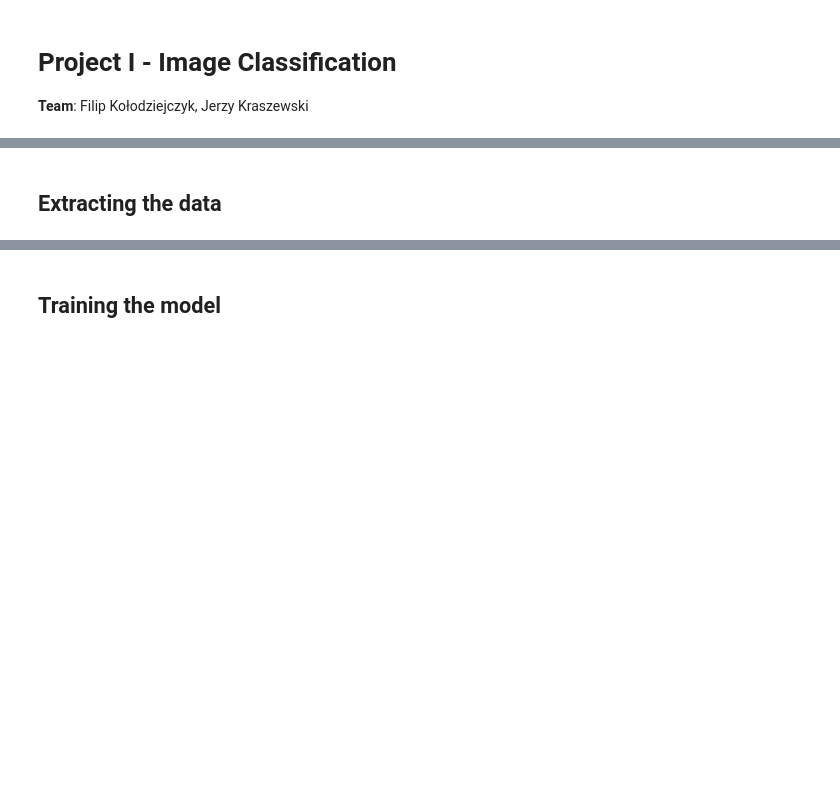
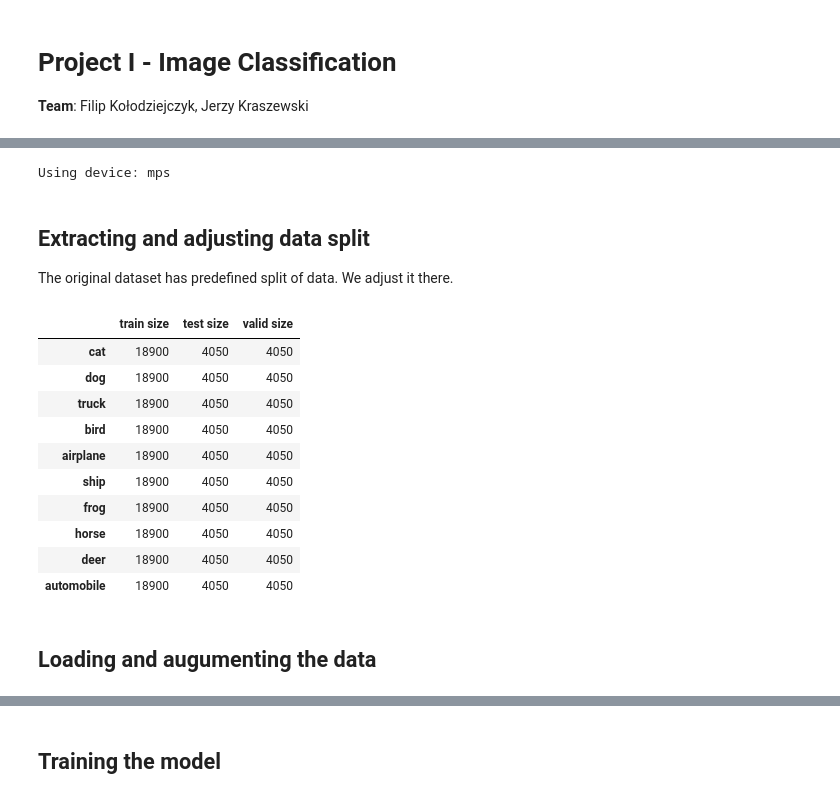
Before and after one commit to FilipKolodziejczyk/deep-learning, a Jupyter notebook: project1/project1.ipynb, the cells around one changed output, grey strips where cells are left out. Saved outputs shown, nothing was run; the diff lists cells and outputs as text; code cells hidden in the pictures; blank space fills up the shorter version.

```diff
--- a/project1/project1.ipynb
+++ b/project1/project1.ipynb
@@ -16,13 +16,85 @@ TODO: Add citation for this dataset
 # %%
 import torch
-import torchvision.transforms as transforms
-from torchvision import models
+from torchvision.transforms import v2
+from torchvision import models, datasets
 from torch.utils.data import DataLoader
 import torch.nn as nn
 import torch.optim as optim
 from sklearn.model_selection import train_test_split
 from zipfile import ZipFile
+import os
+import shutil
+import pandas as pd
+import timm
 
-import utils
+if torch.cuda.is_available():
+    device = torch.device("cuda")
+elif torch.backends.mps.is_available():
+    device = torch.device("mps")
+else:
+    device = torch.device("cpu")
+
+print(f"Using device: {device}")
+# %% [output]
+Using device: mps
+# %% [markdown]
+## Extracting and adjusting data split
+
+The original dataset has predefined split of data. We adjust it there.
+# %%
+# Dataset must be downloaded from the link provided in Introduction and put into `data` directory.
+# It should be renamed to `cinic10.zip`.
+
+archive_path = "data/cinic10.zip"
+data_dir = "data/cinic10"
+data_subdirs = ["train", "test", "valid"]
+props = [0.7, 0.15, 0.15]
+
+if sum(props) != 1:
+    raise ValueError("Props must sum to 1")
+
+# Extracting the data
+with ZipFile(archive_path, "r") as zip_ref:
+    zip_ref.extractall(data_dir)
+
+classes = os.listdir(os.path.join(data_dir, "train"))
+
+# Changing the data split
+for cls in classes:
+    dirs = [os.path.join(data_dir, subdir, cls) for subdir in data_subdirs]
+    sizes = [len(os.listdir(d)) for d in dirs]
+    total = sum(sizes)
+    target_sizes = [int(p * total) for p in props]
+    diffs = [target_sizes[i] - sizes[i] for i in range(len(sizes))]
+
+    for i in range(len(diffs)):
+        if diffs[i] < 0:
+            for j in range(len(diffs)):
+                if diffs[j] > 0:
+                    count = min(abs(diffs[i]), diffs[j])
+                    files = os.listdir(dirs[i])
+                    files = files[:count]
+                    for f in files:
+                        shutil.move(os.path.join(dirs[i], f), os.path.join(dirs[j], f))
+                    diffs[i] += count
+                    diffs[j] -= count
+
+# Checking the sizes
+cls_sizes = {}
+for cls in classes:
+    cls_sizes[cls] = [len(os.listdir(os.path.join(data_dir, subdir, cls))) for subdir in data_subdirs]
+pd.DataFrame.from_dict(cls_sizes, orient='index', columns=[f"{set} size" for set in data_subdirs])
+# %% [output]
+|  | train size | test size | valid size |
+| cat | 18900 | 4050 | 4050 |
+| dog | 18900 | 4050 | 4050 |
+| truck | 18900 | 4050 | 4050 |
+| bird | 18900 | 4050 | 4050 |
+| airplane | 18900 | 4050 | 4050 |
+| ship | 18900 | 4050 | 4050 |
+| frog | 18900 | 4050 | 4050 |
+| horse | 18900 | 4050 | 4050 |
+| deer | 18900 | 4050 | 4050 |
+| automobile | 18900 | 4050 | 4050 |
 # %% [markdown]
-## Extracting the data
+## Loading and augumenting the data
```
Also changed, not shown: parts of 13 cells of this notebook.
